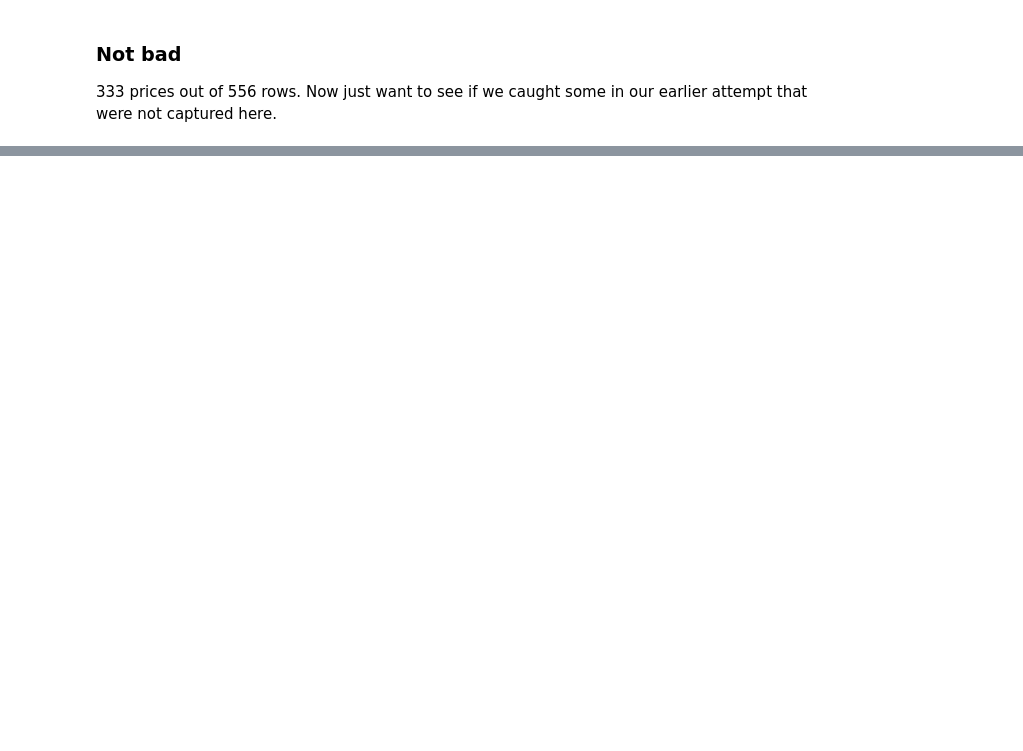
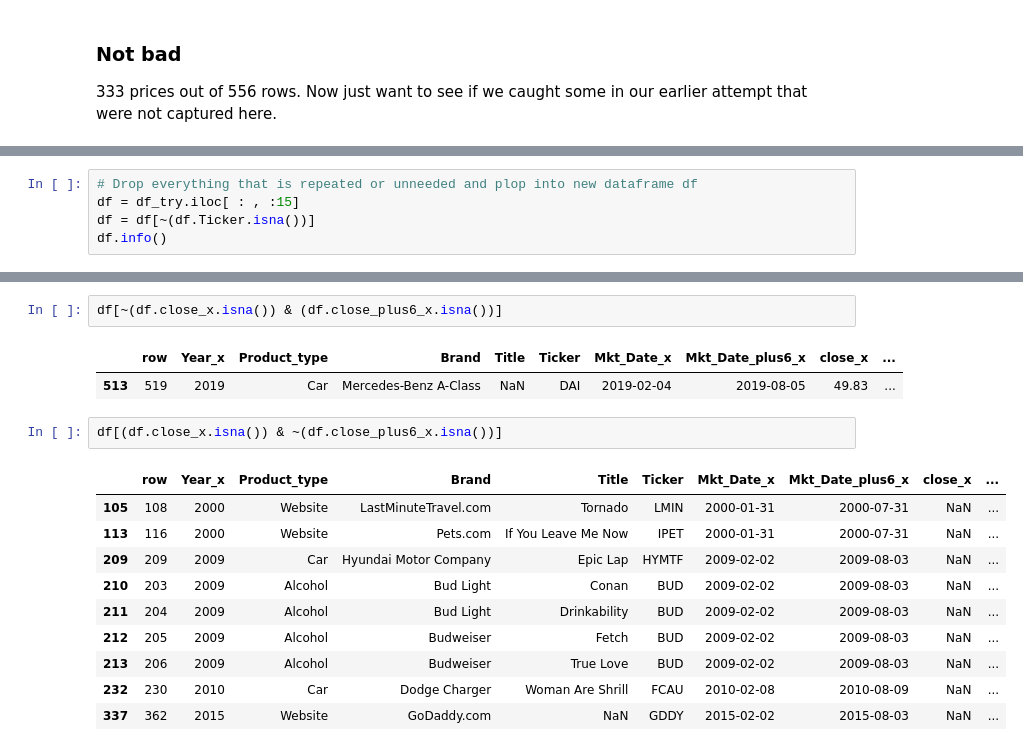
Before and after one commit to mikedshadow/Capstone-2, a Jupyter notebook: Notebooks/Capstone-2-Data-Wrangling.ipynb, the cells around one changed output, grey strips where cells are left out. Drawn from its saved outputs; the diff is of its cells as text; blank space fills up the shorter version.

```diff
--- a/Notebooks/Capstone-2-Data-Wrangling.ipynb
+++ b/Notebooks/Capstone-2-Data-Wrangling.ipynb
@@ -941,0 +899,5 @@ df5.head(20)
+# %%
+# Drop everything that is repeated or unneeded and plop into new dataframe df
+df = df_try.iloc[ : , :15]
+df = df[~(df.Ticker.isna())]
+df.info()
@@ -941,0 +922,18 @@ df5.head(20)
+# %%
+df[~(df.close_x.isna()) & (df.close_plus6_x.isna())]
+# %% [output]
+|  | row | Year_x | Product_type | Brand | Title | Ticker | Mkt_Date_x | Mkt_Date_plus6_x | close_x | ... |
+| 513 | 519 | 2019 | Car | Mercedes-Benz A-Class | NaN | DAI | 2019-02-04 | 2019-08-05 | 49.83 | ... |
+# %%
+df[(df.close_x.isna()) & ~(df.close_plus6_x.isna())]
+# %% [output]
+|  | row | Year_x | Product_type | Brand | Title | Ticker | Mkt_Date_x | Mkt_Date_plus6_x | close_x | ... |
+| 105 | 108 | 2000 | Website | LastMinuteTravel.com | Tornado | LMIN | 2000-01-31 | 2000-07-31 | NaN | ... |
+| 113 | 116 | 2000 | Website | Pets.com | If You Leave Me Now | IPET | 2000-01-31 | 2000-07-31 | NaN | ... |
+| 209 | 209 | 2009 | Car | Hyundai Motor Company | Epic Lap | HYMTF | 2009-02-02 | 2009-08-03 | NaN | ... |
+| 210 | 203 | 2009 | Alcohol | Bud Light | Conan | BUD | 2009-02-02 | 2009-08-03 | NaN | ... |
+| 211 | 204 | 2009 | Alcohol | Bud Light | Drinkability | BUD | 2009-02-02 | 2009-08-03 | NaN | ... |
+| 212 | 205 | 2009 | Alcohol | Budweiser | Fetch | BUD | 2009-02-02 | 2009-08-03 | NaN | ... |
+| 213 | 206 | 2009 | Alcohol | Budweiser | True Love | BUD | 2009-02-02 | 2009-08-03 | NaN | ... |
+| 232 | 230 | 2010 | Car | Dodge Charger | Woman Are Shrill | FCAU | 2010-02-08 | 2010-08-09 | NaN | ... |
+| 337 | 362 | 2015 | Website | GoDaddy.com | NaN | GDDY | 2015-02-02 | 2015-08-03 | NaN | ... |
```
Also changed, not shown: parts of 45 cells of this notebook, 3 other files.
